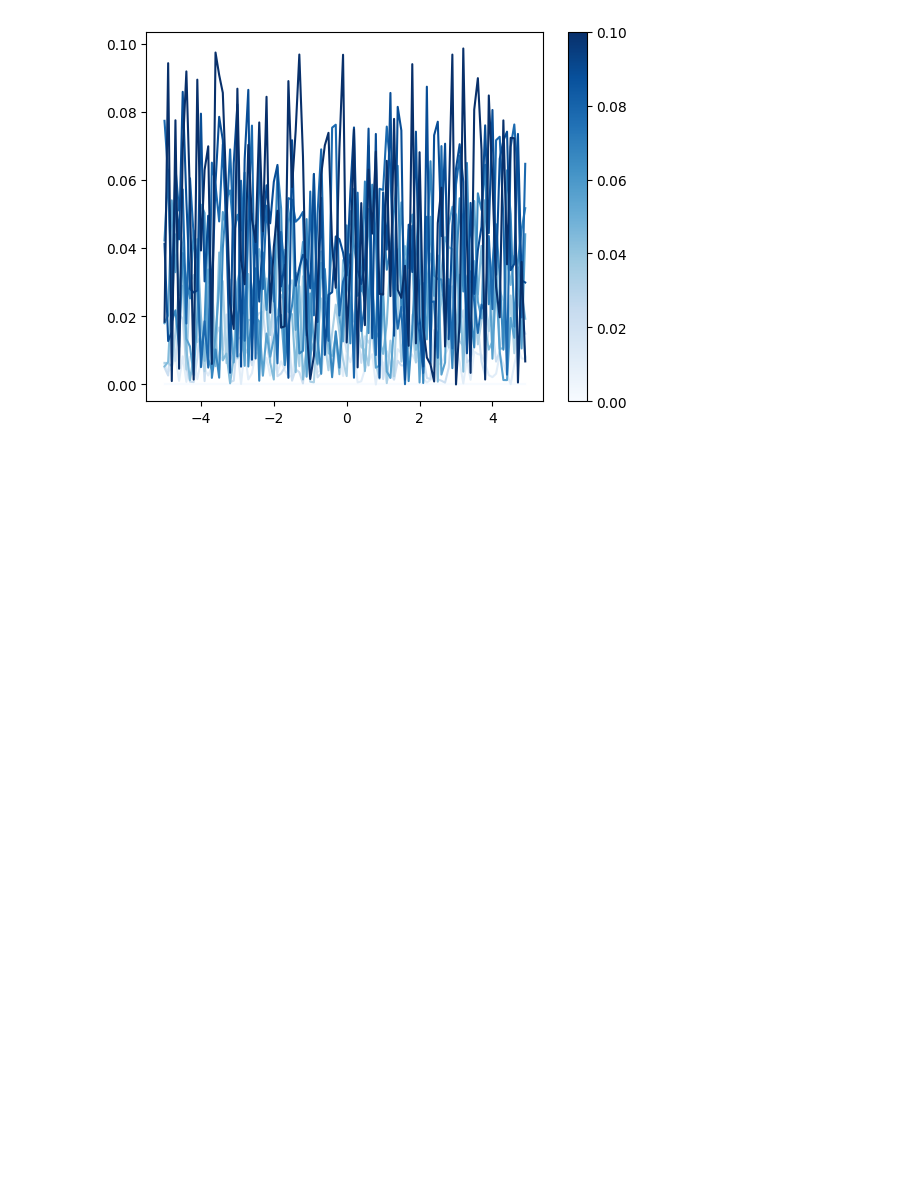
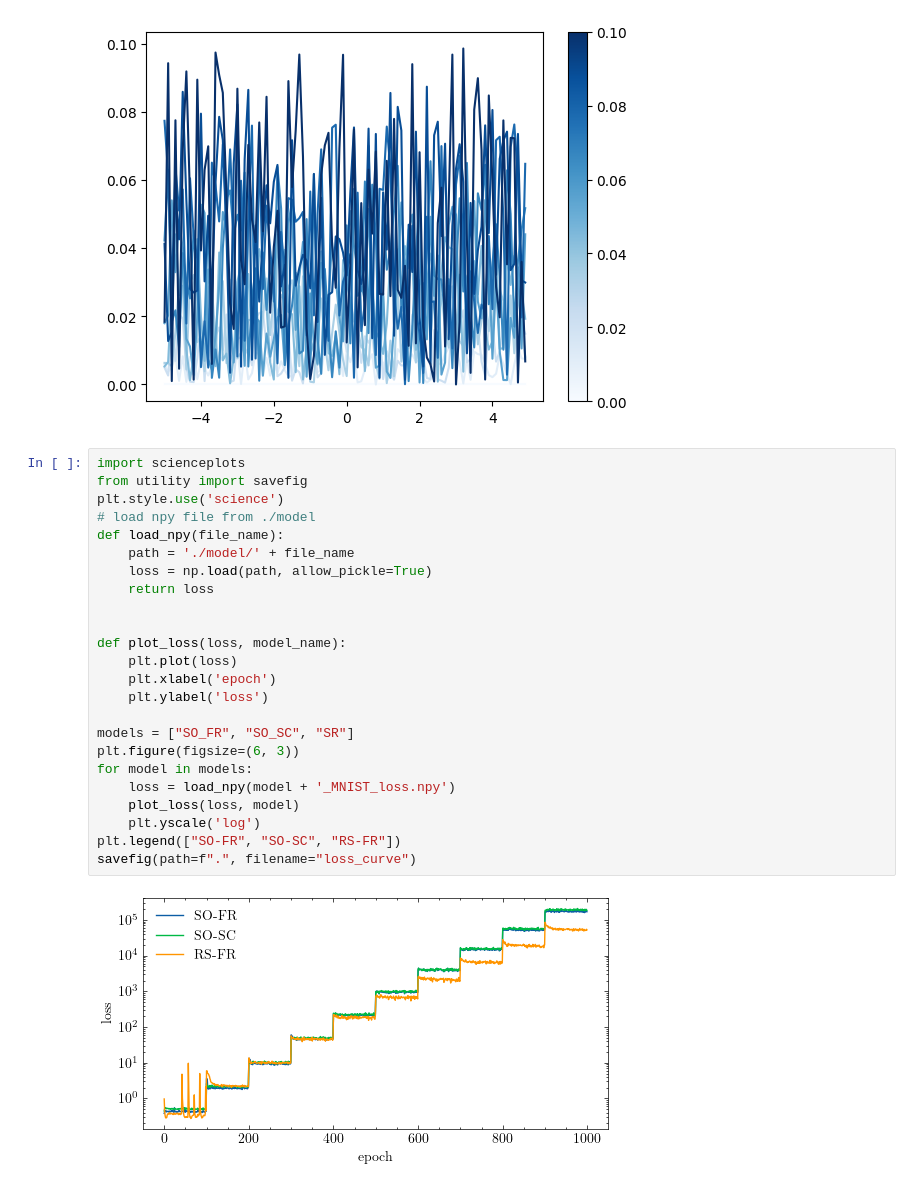
Before and after one commit to chinsengi/score_RNN, a Jupyter notebook: invm.ipynb, the cells around one changed output. Cells and saved outputs as stored; diff of their text form; blank space fills up the shorter version.

```diff
--- a/invm.ipynb
+++ b/invm.ipynb
@@ -142,3 +149,29 @@ plt.colorbar(sm)
 plt.show()
 # %% [output]
 [figure]
+# %%
+import scienceplots
+from utility import savefig
+plt.style.use('science')
+# load npy file from ./model
+def load_npy(file_name):
+    path = './model/' + file_name
+    loss = np.load(path, allow_pickle=True)
+    return loss
+
+
+def plot_loss(loss, model_name):
+    plt.plot(loss)
+    plt.xlabel('epoch')
+    plt.ylabel('loss')
+
+models = ["SO_FR", "SO_SC", "SR"]
+plt.figure(figsize=(6, 3))
+for model in models:
+    loss = load_npy(model + '_MNIST_loss.npy')
+    plot_loss(loss, model)
+    plt.yscale('log')
+plt.legend(["SO-FR", "SO-SC", "RS-FR"])
+savefig(path=f".", filename="loss_curve")
+# %% [output]
+[figure, added]
```
Also changed, not shown: parts of 2 cells of this notebook.
